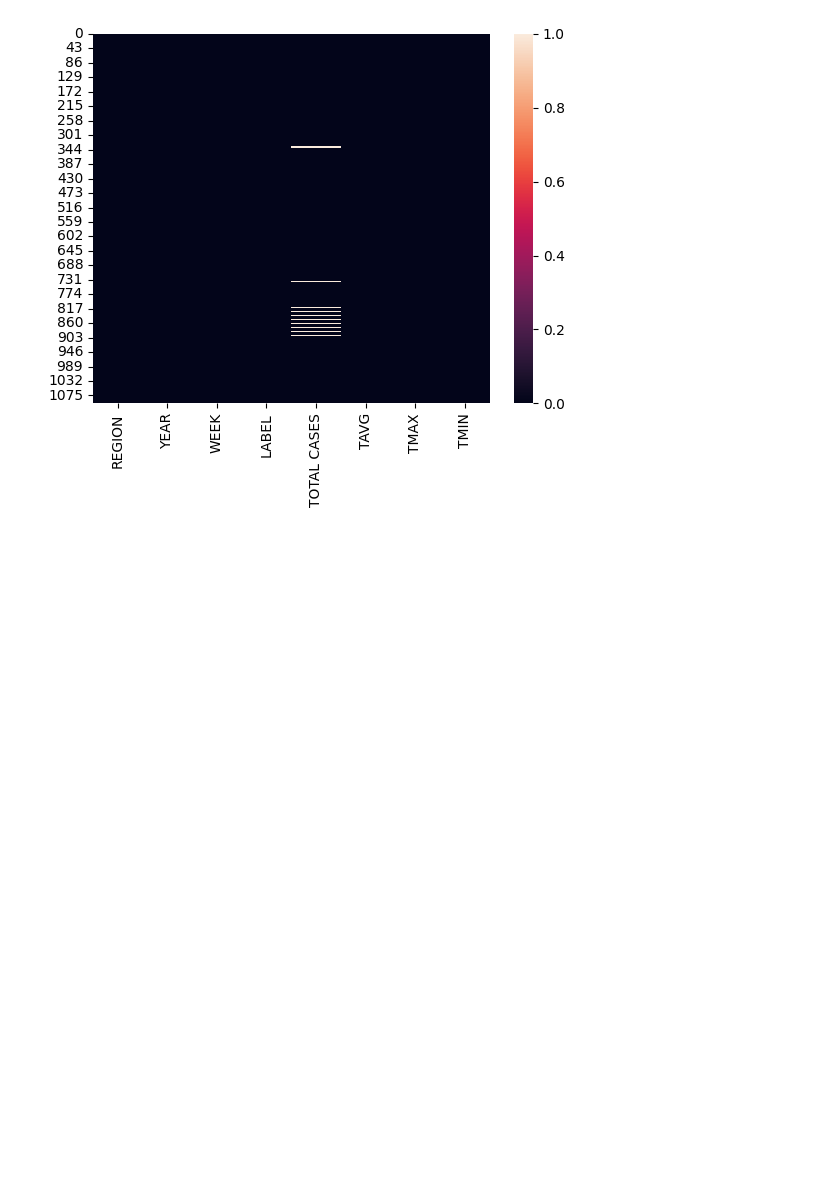
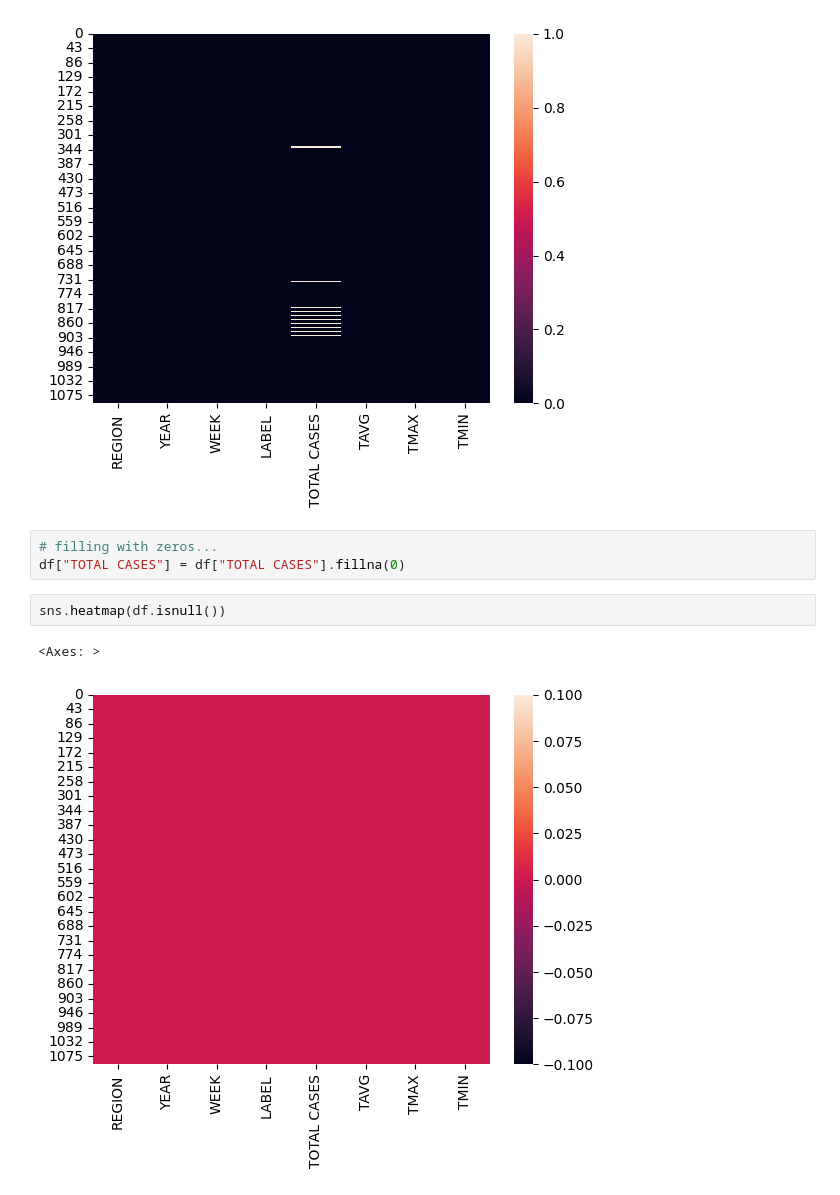
Before and after one commit to dave22r/RegionalOutbreakPredictor, a Jupyter notebook: ml/notebooks/merged.ipynb, the cells around one changed output. Cells and saved outputs as stored; diff of their text form; blank space fills up the shorter version.

```diff
--- a/ml/notebooks/merged.ipynb
+++ b/ml/notebooks/merged.ipynb
@@ -240,3 +238,11 @@ sns.heatmap(df.isnull())
 # %% [output]
 <Axes: >
 [figure]
+# %%
+# filling with zeros...
+df["TOTAL CASES"] = df["TOTAL CASES"].fillna(0)
+# %%
+sns.heatmap(df.isnull())
+# %% [output]
+<Axes: >
+[figure, added]
```
Also changed, not shown: parts of 4 cells of this notebook.
